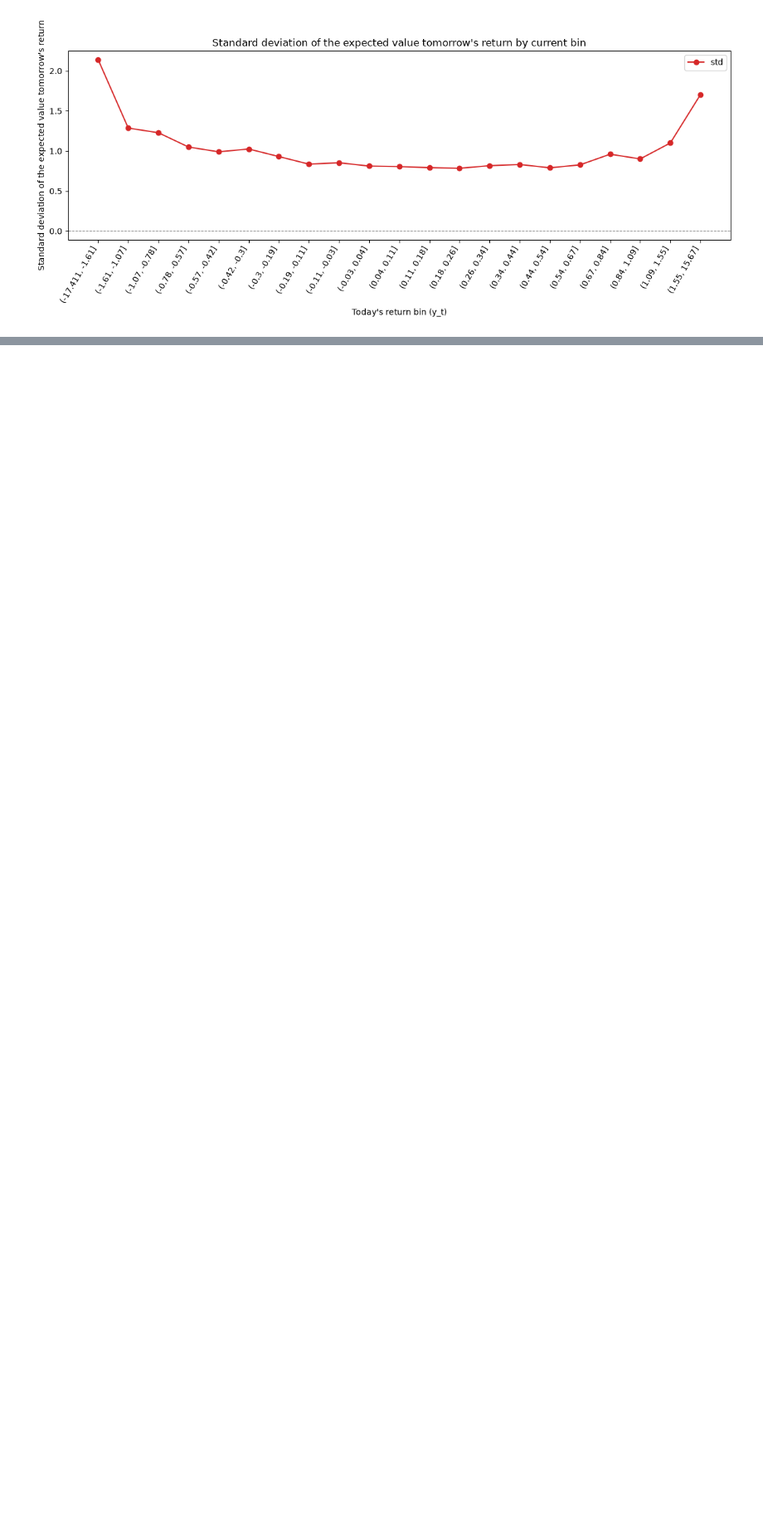
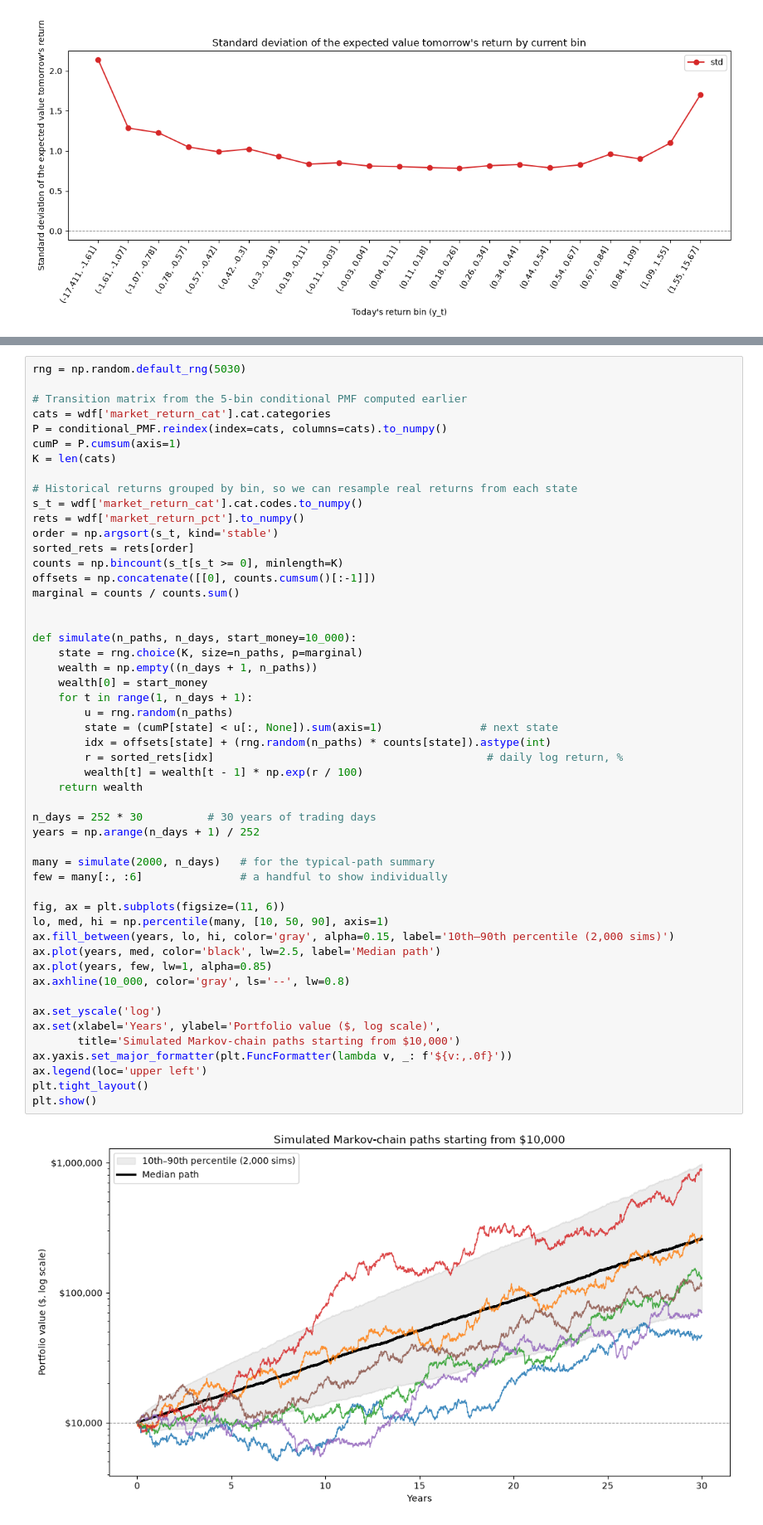
Before and after one commit to hmriffee/uu_markov, a Jupyter notebook: lab_1/lab.ipynb, the cells around one changed output, grey strips where cells are left out. Shown at 83% size. Drawn from its saved outputs; the diff is of its cells as text; blank space fills up the shorter version.

Commit message:
add plots. still gotta finish

```diff
--- a/lab_1/lab.ipynb
+++ b/lab_1/lab.ipynb
@@ -371,0 +386,53 @@ plt.show()
+# %%
+rng = np.random.default_rng(5030)
+
+# Transition matrix from the 5-bin conditional PMF computed earlier
+cats = wdf['market_return_cat'].cat.categories
+P = conditional_PMF.reindex(index=cats, columns=cats).to_numpy()
+cumP = P.cumsum(axis=1)
+K = len(cats)
+
+# Historical returns grouped by bin, so we can resample real returns from each state
+s_t = wdf['market_return_cat'].cat.codes.to_numpy()
+rets = wdf['market_return_pct'].to_numpy()
+order = np.argsort(s_t, kind='stable')
+sorted_rets = rets[order]
+counts = np.bincount(s_t[s_t >= 0], minlength=K)
+offsets = np.concatenate([[0], counts.cumsum()[:-1]])
+marginal = counts / counts.sum()
+
+
+def simulate(n_paths, n_days, start_money=10_000):
+    state = rng.choice(K, size=n_paths, p=marginal)
+    wealth = np.empty((n_days + 1, n_paths))
+    wealth[0] = start_money
+    for t in range(1, n_days + 1):
+        u = rng.random(n_paths)
+        state = (cumP[state] < u[:, None]).sum(axis=1)               # next state
+        idx = offsets[state] + (rng.random(n_paths) * counts[state]).astype(int)
+        r = sorted_rets[idx]                                          # daily log return, %
+        wealth[t] = wealth[t - 1] * np.exp(r / 100)
+    return wealth
+
+n_days = 252 * 30          # 30 years of trading days
+years = np.arange(n_days + 1) / 252
+
+many = simulate(2000, n_days)   # for the typical-path summary
+few = many[:, :6]               # a handful to show individually
+
+fig, ax = plt.subplots(figsize=(11, 6))
+lo, med, hi = np.percentile(many, [10, 50, 90], axis=1)
+ax.fill_between(years, lo, hi, color='gray', alpha=0.15, label='10th–90th percentile (2,000 sims)')
+ax.plot(years, med, color='black', lw=2.5, label='Median path')
+ax.plot(years, few, lw=1, alpha=0.85)
+ax.axhline(10_000, color='gray', ls='--', lw=0.8)
+
+ax.set_yscale('log')
+ax.set(xlabel='Years', ylabel='Portfolio value ($, log scale)',
+       title='Simulated Markov-chain paths starting from $10,000')
+ax.yaxis.set_major_formatter(plt.FuncFormatter(lambda v, _: f'${v:,.0f}'))
+ax.legend(loc='upper left')
+plt.tight_layout()
+plt.show()
+# %% [output]
+[figure, added]
```
Also changed, not shown: parts of 4 cells of this notebook.
